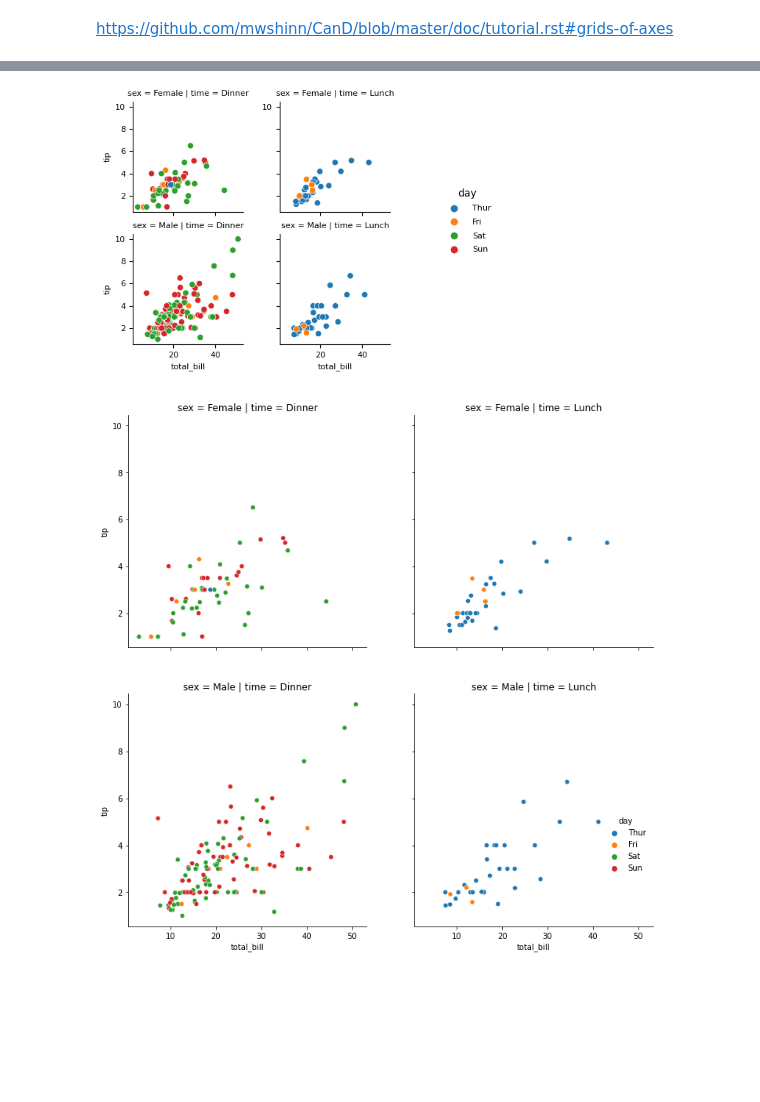
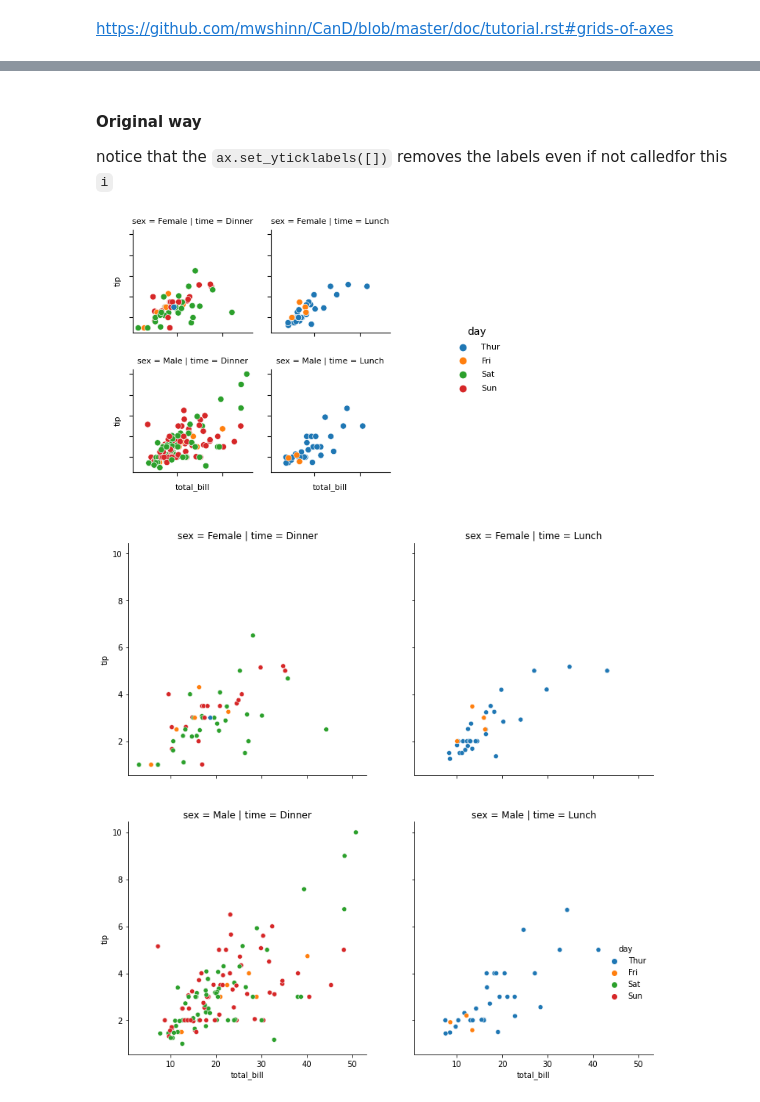
Before and after one commit to mwshinn/CanD, a Jupyter notebook: doc/gallery/seaborn_fig2ax.ipynb, the cells around one changed output, grey strips where cells are left out. Drawn from its saved outputs; the diff is of its cells as text; code cells hidden in the pictures; blank space fills up the shorter version.

```diff
--- a/doc/gallery/seaborn_fig2ax.ipynb
+++ b/doc/gallery/seaborn_fig2ax.ipynb
@@ -172,3 +316,7 @@ https://github.com/mwshinn/CanD/blob/master/doc/tutorial.rst#grids-of-axes
+# %% [markdown]
+#### Original way
+
+notice that the `ax.set_yticklabels([])` removes the labels even if not calledfor this `i`
 # %%
 from itertools import product
 
@@ -182,7 +330,8 @@ conditions = [x[0]+"|"+x[1] for x in product(b, a)]
 
 # CanD
 c = Canvas((4*len(a)+0.6), 4, "in")
-c.add_grid(conditions, 2, Point(0.5, 0.5, "in"), Point((2*len(a)), 3.8, "in"), size=Vector(1.5, 1.5, "in"), unitname="grid")
+# c.add_grid(conditions, 2, Point(0.5, 0.5, "in"), Point((2*len(a)), 3.8, "in"), size=Vector(1.5, 1.5, "in"), unitname="grid")
+c.add_grid(conditions, 2, Point(0.5, 0.5, "in"), Point((2*len(a)), 3.8, "in"), spacing=Vector(.25, .5, "in"), unitname="grid")
 
 # we need to get all the possible combinations of the two categories
 for i,name in enumerate(conditions):
@@ -202,36 +351,38 @@ for i,name in enumerate(conditions):
 
     # Hide the right and top spines
     sns.despine(ax=ax)
     ax.set_title(f"{row} = {ro} | {col} = {co}")
 
     if i>0:
         # sharey, take the first axis and sharey with the last plotted one
         c.ax(conditions[i]).sharey(c.ax(conditions[0]))
         c.ax(conditions[i]).sharex(c.ax(conditions[0]))
         # need to rescale all axis
         c.ax(conditions[i]).autoscale()
 
     if i % len(a) != 0:
         # remove ticks from shared y axes
-        plt.setp(ax.get_yticklabels(), visible=False)
+#         plt.setp(ax.get_yticklabels(), visible=False)
+        ax.set_yticklabels([])
         # remove ylabel
         ax.set_ylabel('')
 
     if i < len(b):
         # remove ticks from shared y axes
-        plt.setp(ax.get_xticklabels(), visible=False)
+#         plt.setp(ax.get_xticklabels(), visible=False)
+        ax.set_xticklabels([])
         # remove ylabel
         ax.set_xlabel('')
 
 
 # set legend position
 ax.legend_.set_bbox_to_anchor((2, 1.5))
 ax.legend_.get_frame().set_edgecolor('none')
 
 # show
 c.show()
 # %% [output]
-[figure, old version]
+[figure, new version]
 # %%
 from itertools import product
 
```
Also changed, not shown: parts of 105 cells of this notebook.
